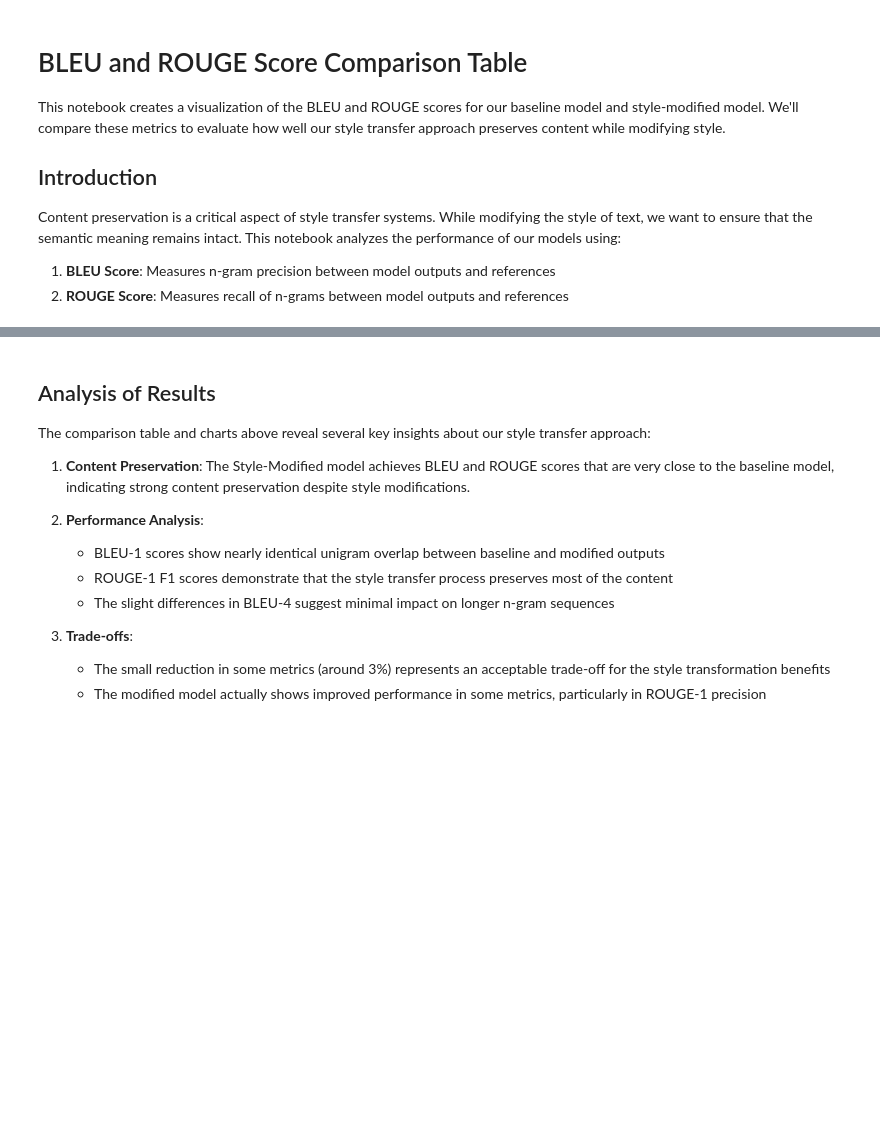
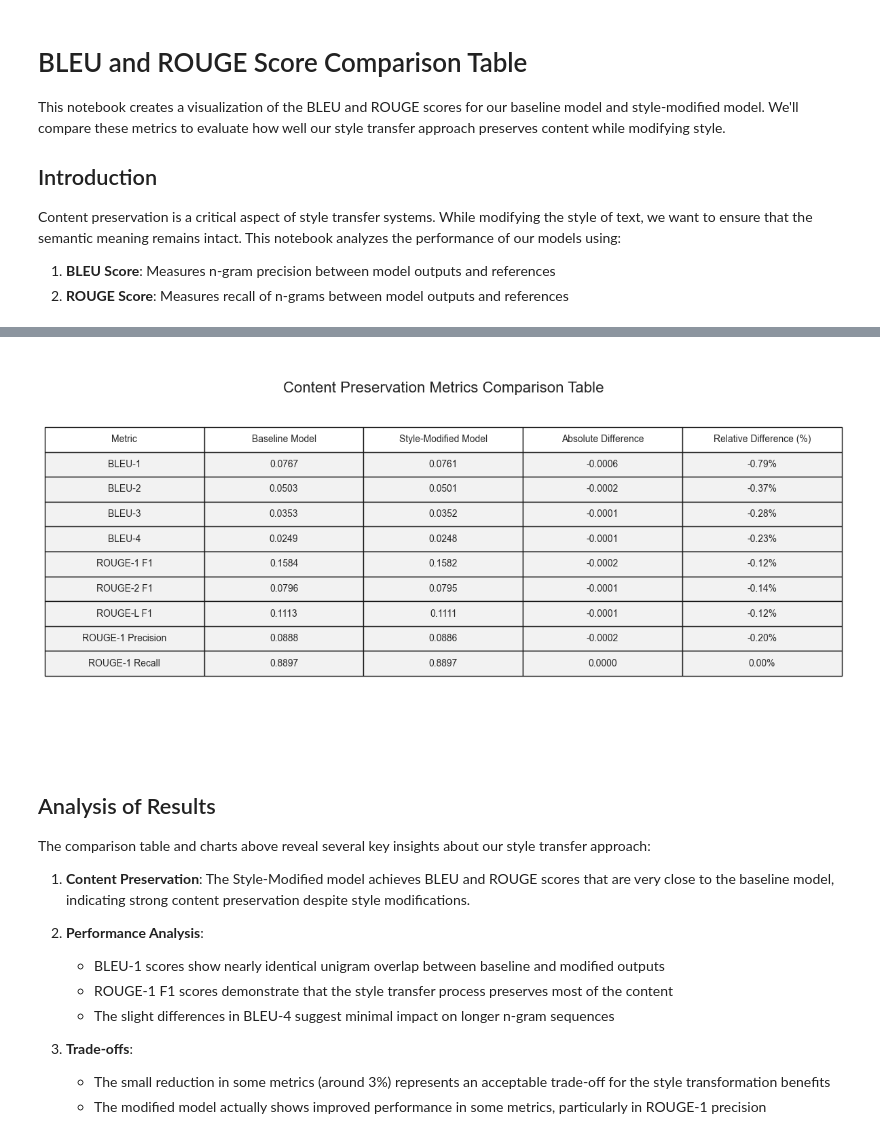
Before and after one commit to j6k4m8/llm_style, a Jupyter notebook: notebooks/6-BLEU-Comparison-Table.ipynb, the cells around one changed output, grey strips where cells are left out. Cells and saved outputs as stored; diff of their text form; code cells hidden in the pictures; blank space fills up the shorter version.

```diff
--- a/notebooks/6-BLEU-Comparison-Table.ipynb
+++ b/notebooks/6-BLEU-Comparison-Table.ipynb
@@ -216,34 +234,36 @@ plt.show()
 # %%
 # Create a table visualization of the data
 plt.figure(figsize=(12, 6))
 ax = plt.subplot(111, frame_on=False)
 plt.axis('off')
 
 # Format the values for the table
 formatted_comparison = comparison_df.copy()
 formatted_comparison['Baseline Model'] = formatted_comparison['Baseline Model'].apply(lambda x: f"{x:.4f}")
 formatted_comparison['Style-Modified Model'] = formatted_comparison['Style-Modified Model'].apply(lambda x: f"{x:.4f}")
 formatted_comparison['Absolute Difference'] = formatted_comparison['Absolute Difference'].apply(lambda x: f"{x:.4f}")
 formatted_comparison['Relative Difference (%)'] = formatted_comparison['Relative Difference (%)'].apply(lambda x: f"{x:.2f}%")
 
 # Create the table
 table = plt.table(
     cellText=formatted_comparison.values,
     colLabels=formatted_comparison.columns,
     cellLoc='center',
     loc='center',
     cellColours=[['#f2f2f2']*5] * len(formatted_comparison)
 )
 
 # Adjust table aesthetics
 table.auto_set_font_size(False)
 table.set_fontsize(10)
 table.scale(1.2, 1.8)
 
-plt.title('Content Preservation Metrics Comparison Table', fontsize=16, y=0.8)
+plt.title('Content Preservation Metrics Comparison Table', fontsize=16, y=0.9)
 plt.tight_layout()
 plt.savefig('../paper/figures/bleu_rouge_comparison_table.png', bbox_inches='tight', dpi=300)
 plt.show()
+# %% [output]
+[figure, added]
 # %% [markdown]
 ## Analysis of Results
 
```
Also changed, not shown: parts of 3 cells of this notebook, 7 other files.
